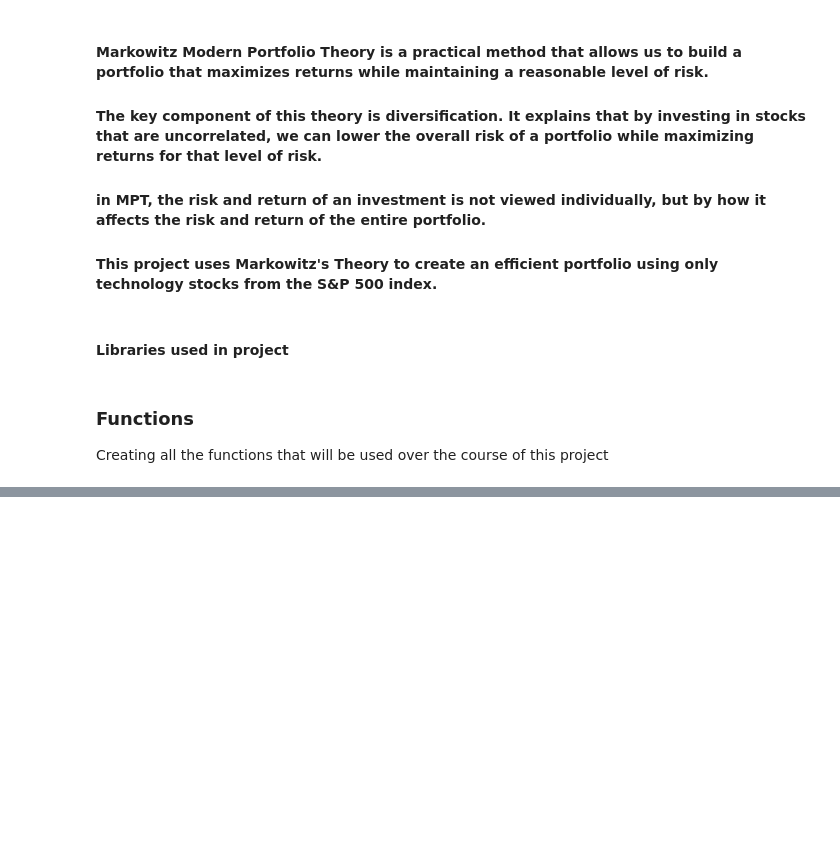
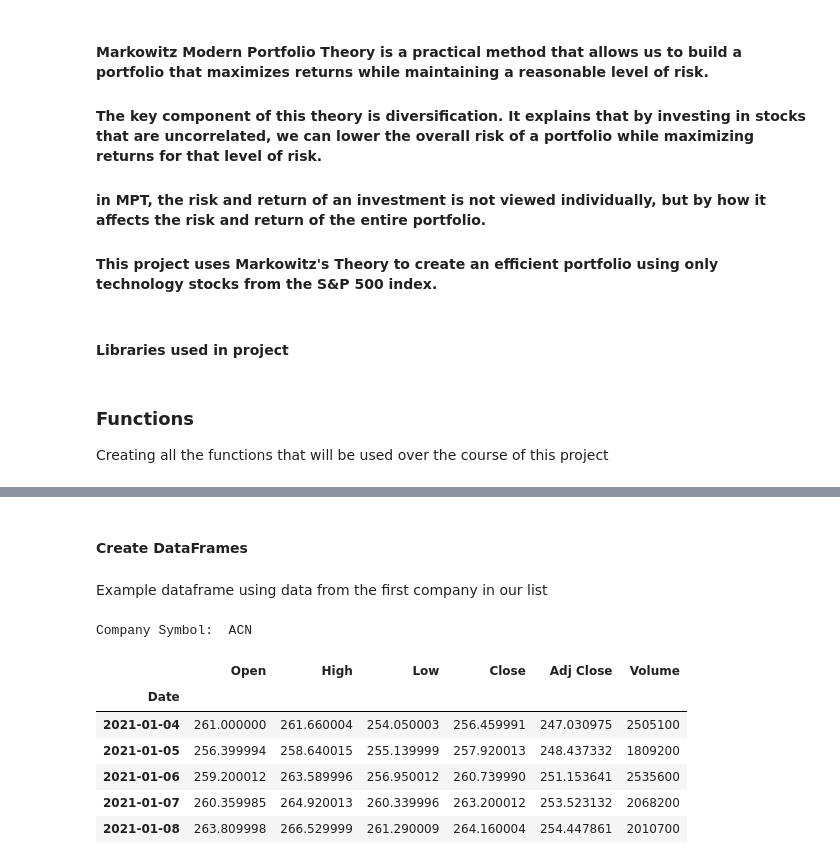
Before and after one commit to Tobi-Ade/Markowitz-Modern-Portfolio-Theory, a Jupyter notebook: MPT.ipynb, the cells around one changed output, grey strips where cells are left out. Drawn from its saved outputs; the diff is of its cells as text; code cells hidden in the pictures; blank space fills up the shorter version.

```diff
--- a/MPT.ipynb
+++ b/MPT.ipynb
@@ -156,0 +224,20 @@ def get_roi_for_multiple_stocks(tickers):
+# %% [markdown]
+#### Create DataFrames
+# %% [markdown]
+Example dataframe using data from the first company in our list
+# %%
+#Company name
+print("Company Symbol: ", tech_tickers[0])
+print()
+
+#dataframe using company data
+df_from_csv(tech_tickers[0]).head()
+# %% [output]
+Company Symbol:  ACN
+|  | Open | High | Low | Close | Adj Close | Volume |
+| Date |  |  |  |  |  |  |
+| 2021-01-04 | 261.000000 | 261.660004 | 254.050003 | 256.459991 | 247.030975 | 2505100 |
+| 2021-01-05 | 256.399994 | 258.640015 | 255.139999 | 257.920013 | 248.437332 | 1809200 |
+| 2021-01-06 | 259.200012 | 263.589996 | 256.950012 | 260.739990 | 251.153641 | 2535600 |
+| 2021-01-07 | 260.359985 | 264.920013 | 260.339996 | 263.200012 | 253.523132 | 2068200 |
+| 2021-01-08 | 263.809998 | 266.529999 | 261.290009 | 264.160004 | 254.447861 | 2010700 |
```
Also changed, not shown: parts of 9 cells of this notebook.
